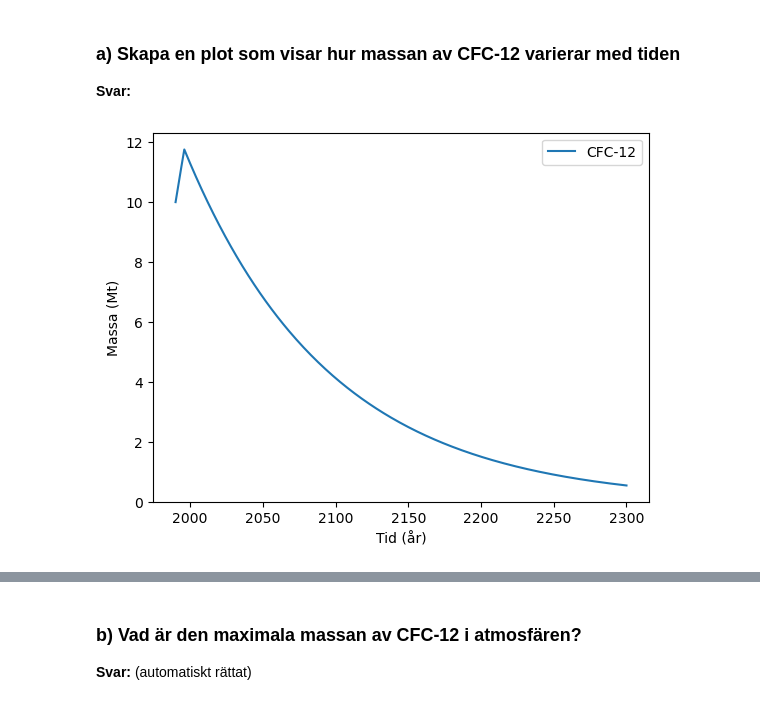
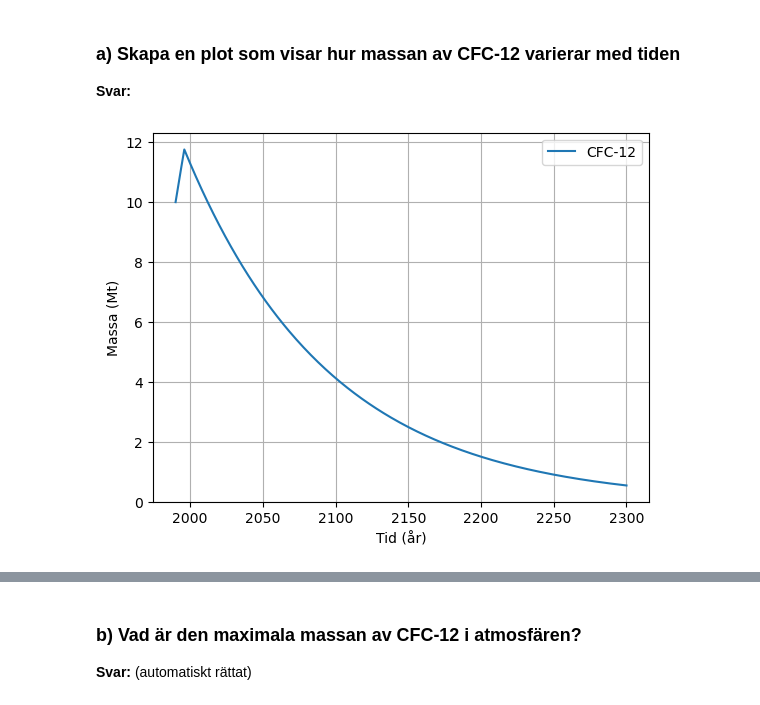
Before and after one commit to SEE-GEO/SEE060_Utfasning_freoner, a Jupyter notebook: losning_inlamning_3.ipynb, the cells around one changed output, grey strips where cells are left out. Saved outputs shown, nothing was run; the diff lists cells and outputs as text; code cells hidden in the pictures.

```diff
--- a/losning_inlamning_3.ipynb
+++ b/losning_inlamning_3.ipynb
@@ -54,19 +82,20 @@ Eftersom utsläppstakten är större än nedbrytningstakten (p.g.a. den långa u
 # %%
 t, m = calc_mass(
     start_year=START,
     end_year=END,
     dt=1,
     initial_mass=INITIAL_MASS,
     emiss=EMISSION,
     year_zero_emiss=ZERO_EMISSION_YEAR,
     residence_time=RESIDENCE_TIME,
 )
 m = m/1e9  # Mt
 
 fig, ax = plt.subplots()
 ax.plot(t, m, label="CFC-12")
 ax.set_ylabel("Massa (Mt)")
 ax.set_xlabel("Tid (år)")
+ax.grid()
 ax.legend();
 # %% [output]
-[figure, old version]
+[figure, new version]
```
Also changed, not shown: parts of 9 cells of this notebook.
